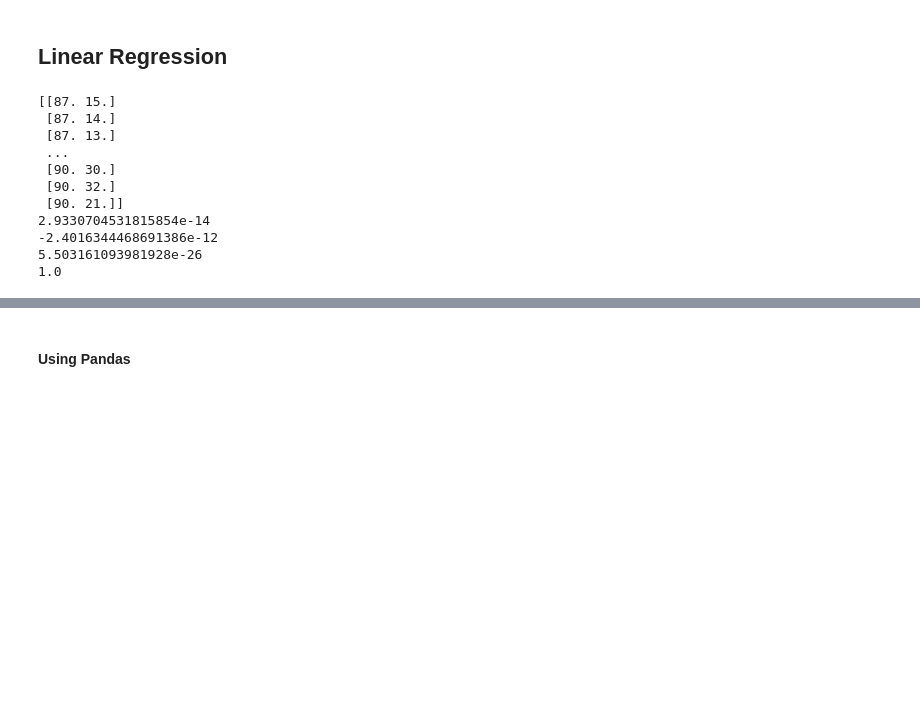
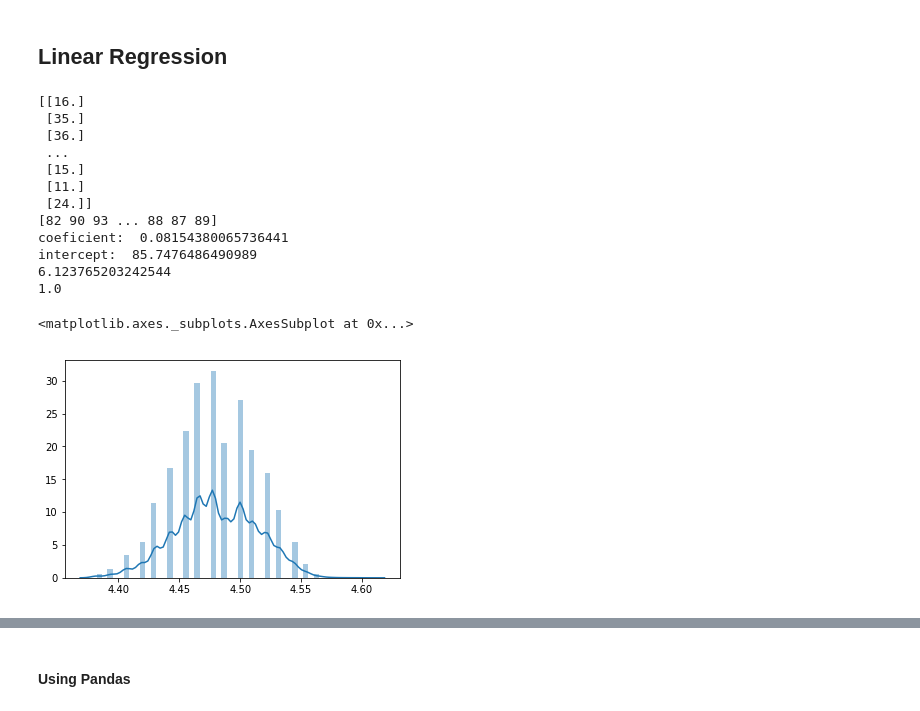
Before and after one commit to RoxanaTapia/WinePredictor, a Jupyter notebook: WinePredictor.ipynb, the cells around one changed output, grey strips where cells are left out. Cells and saved outputs as stored; diff of their text form; code cells hidden in the pictures; blank space fills up the shorter version.

```diff
--- a/WinePredictor.ipynb
+++ b/WinePredictor.ipynb
@@ -102,16 +140,29 @@ def collect_value(attribute):
 
     return np.array(result)
 # %%
-X = collect_value('points')
-Y = collect_value('price')
+X = collect_value('price')
+Y = collect_value('points')
 
-my_array = np.column_stack((X, Y))
-print(my_array)
+# print(len(X))
+# # delete price outliers:
+
+# def reject_outliers(data, m=2):
+#     return data[abs(data - np.mean(data)) < m * np.std(data)]
+
+# X = reject_outliers(X)
+# print(len(X))
+
+
+
+#my_array = np.column_stack((X, Y))
+#print(my_array)
 
 # training and test separation
-X_train, X_test, y_train, y_test = train_test_split(my_array, Y, test_size=0.20)
+X_train, X_test, y_train, y_test = train_test_split(X.reshape(-1, 1), Y, test_size=0.20)
 
 #m = len(X)
+print(X_train)
+print(y_train)
 
 #X = X.reshape(m, 1)
 model = LinearRegression()
@@ -131,21 +182,29 @@ rmse = np.sqrt(mse)
 #r2_score = model.score(X, Y)
 r2_score = model.score(X_test, y_pred)
 
-print(w)
-print(b)
+print("coeficient: ", w)
+print("intercept: ", b)
 
 print(mse)
 print(r2_score)
 # %% [output]
-[[87. 15.]
- [87. 14.]
- [87. 13.]
+[[16.]
+ [35.]
+ [36.]
  ...
- [90. 30.]
- [90. 32.]
- [90. 21.]]
-2.9330704531815854e-14
--2.4016344468691386e-12
-5.503161093981928e-26
+ [15.]
+ [11.]
+ [24.]]
+[82 90 93 ... 88 87 89]
+coeficient:  0.08154380065736441
+intercept:  85.7476486490989
+6.123765203242544
 1.0
+# %%
+import seaborn as sns
+
+sns.distplot(np.log(y_test))
+# %% [output]
+<matplotlib.axes._subplots.AxesSubplot at 0x...>
+[figure, added]
 # %%
```
Also changed, not shown: parts of 8 cells of this notebook.
